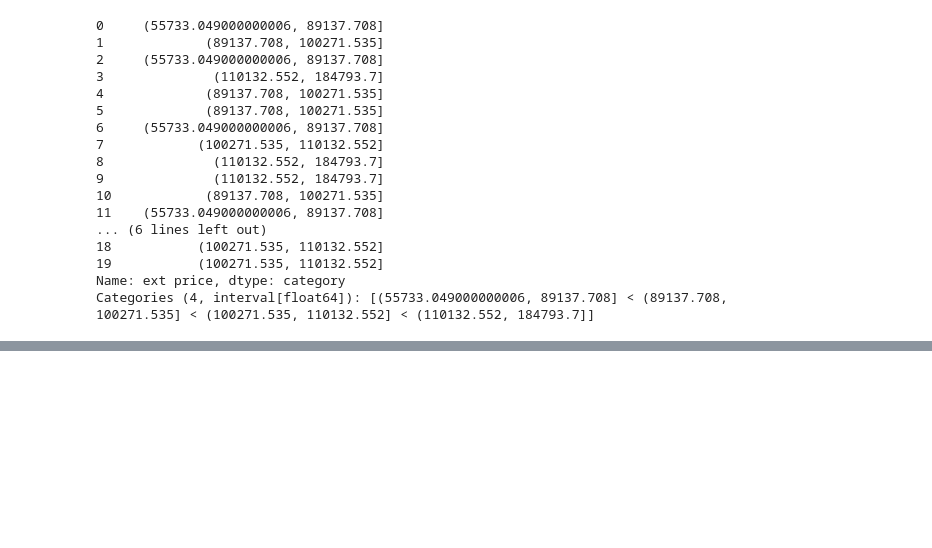
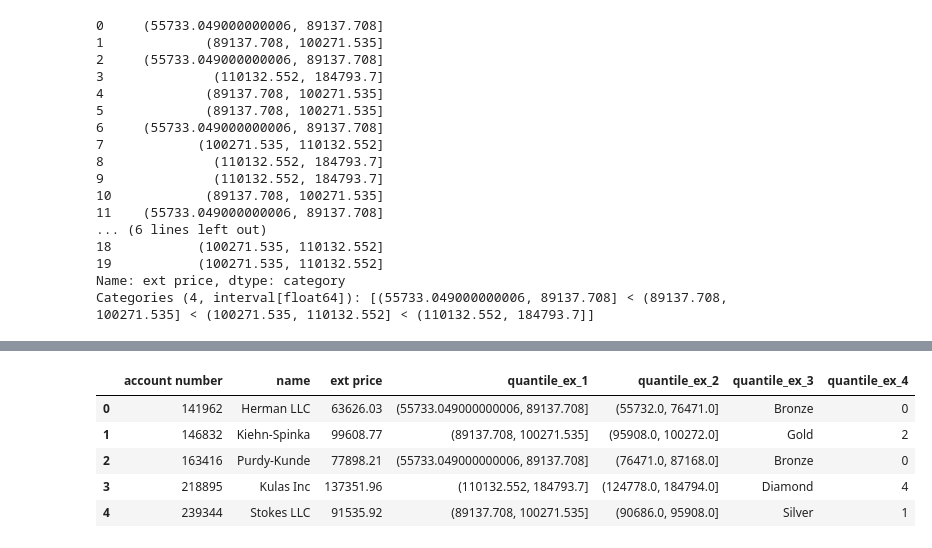
Before and after one commit to McnamaraChiwaye/applied, a Jupyter notebook: mastercard.ipynb, the cells around one changed output, grey strips where cells are left out. Saved outputs shown, nothing was run; the diff lists cells and outputs as text; code cells hidden in the pictures; blank space fills up the shorter version.

Commit message:
numpy can be useful when dealing with large numbers
Numoy array, q cut https://nbviewer.jupyter.org/github/chris1610/pbpython/blob/master/notebooks/Pandas-cut-qcut-article.ipynb

```diff
--- a/mastercard.ipynb
+++ b/mastercard.ipynb
@@ -248,3 +248,8 @@ pd.qcut(df['ext price'], q=4)
 19           (100271.535, 110132.552]
 Name: ext price, dtype: category
 Categories (4, interval[float64]): [(55733.049000000006, 89137.708] < (89137.708, 100271.535] < (100271.535, 110132.552] < (110132.552, 184793.7]]
+# %%
+df['quantile_ex_1'] = pd.qcut(df['ext price'], q=4)
+df['quantile_ex_2'] = pd.qcut(df['ext price'], q=10, precision=0)
+
+df.head()
@@ -250,0 +285,6 @@ Categories (4, interval[float64]): [(55733.049000000006, 89137.708] < (89137.708
+# %%
+bin_labels_5 = ['Bronze', 'Silver', 'Gold', 'Platinum', 'Diamond']
+df['quantile_ex_3'] = pd.qcut(df['ext price'],
+                              q=[0, .2, .4, .6, .8, 1],
+                              labels=bin_labels_5)
+df.head()
@@ -250,0 +337,13 @@ Categories (4, interval[float64]): [(55733.049000000006, 89137.708] < (89137.708
+# %%
+df['quantile_ex_4'] = pd.qcut(df['ext price'],
+                            q=[0, .2, .4, .6, .8, 1],
+                            labels=False,
+                            precision=0)
+df.head()
+# %% [output]
+|  | account number | name | ext price | quantile_ex_1 | quantile_ex_2 | quantile_ex_3 | quantile_ex_4 |
+| 0 | 141962 | Herman LLC | 63626.03 | (55733.049000000006, 89137.708] | (55732.0, 76471.0] | Bronze | 0 |
+| 1 | 146832 | Kiehn-Spinka | 99608.77 | (89137.708, 100271.535] | (95908.0, 100272.0] | Gold | 2 |
+| 2 | 163416 | Purdy-Kunde | 77898.21 | (55733.049000000006, 89137.708] | (76471.0, 87168.0] | Bronze | 0 |
+| 3 | 218895 | Kulas Inc | 137351.96 | (110132.552, 184793.7] | (124778.0, 184794.0] | Diamond | 4 |
+| 4 | 239344 | Stokes LLC | 91535.92 | (89137.708, 100271.535] | (90686.0, 95908.0] | Silver | 1 |
```
Also changed, not shown: parts of 8 cells of this notebook.
